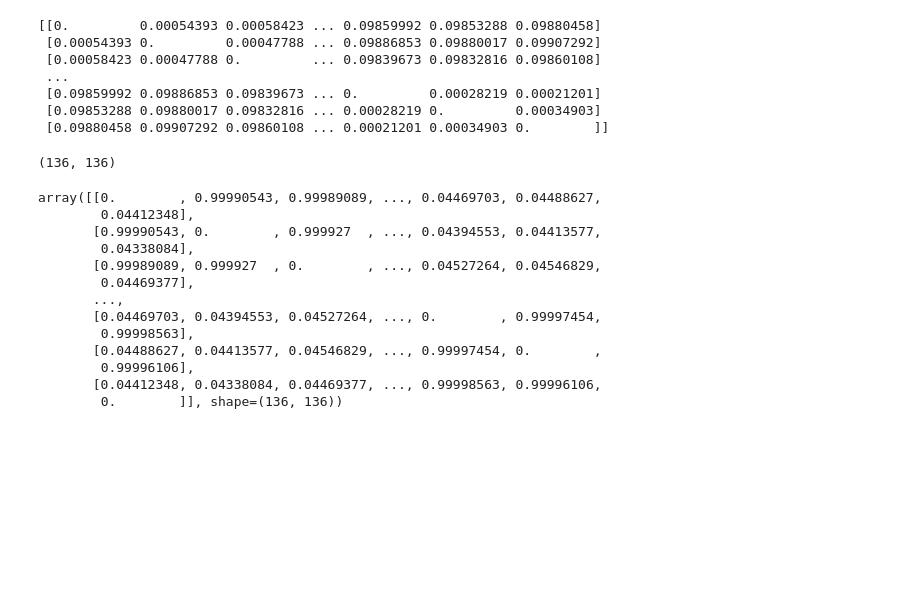
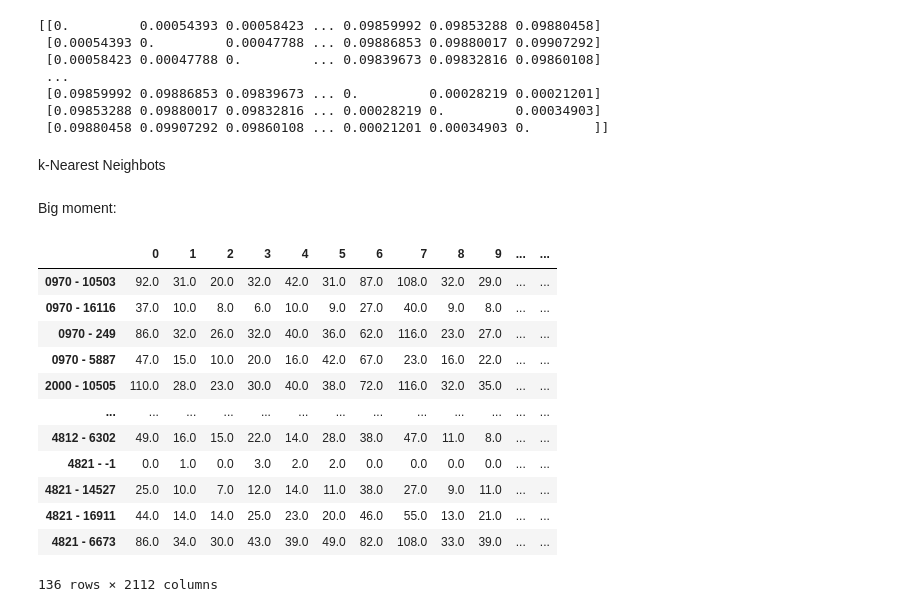
Before and after one commit to ducbadatcs/TrafficFlowPrediction, a Jupyter notebook: analyze_lstm.ipynb, the cells around one changed output. Saved outputs shown, nothing was run; the diff lists cells and outputs as text; code cells hidden in the pictures; blank space fills up the shorter version.

```diff
--- a/analyze_lstm.ipynb
+++ b/analyze_lstm.ipynb
@@ -347,0 +382,4 @@ plt.show()
+# %%
+df_locations["position"] = df_locations["position"].astype(str).apply(lambda x: x.replace("HIGH STREET", "HIGH_STREET"))
+
+df_locations
@@ -347,0 +424,4 @@ plt.show()
+# %%
+df_locations["to"], df_locations["direction"] = a = df_locations["position"].str.split(" ").apply(lambda x: x[:-1][0]).to_list(), df_locations["position"].str.split(" ").apply(lambda x: x[-1][0]).to_list()
+df_locations["to"] = df_locations["to"].astype(str).replace(" ", "_")
+df_locations
@@ -362,36 +456,5 @@ print(pairwise_distances(coordinates, metric="haversine"))
  [0.09859992 0.09886853 0.09839673 ... 0.         0.00028219 0.00021201]
  [0.09853288 0.09880017 0.09832816 ... 0.00028219 0.         0.00034903]
  [0.09880458 0.09907292 0.09860108 ... 0.00021201 0.00034903 0.        ]]
-# %%
-import numpy as np
-
-# pairwise_distances returns radians for 'haversine', multiply by Earth's radius to get km
-earth_radius = 6371.0
-dist_km = pairwise_distances(coordinates, metric='haversine') * earth_radius
-
-# sigma can be mean or median of nonzero distances
-sigma = np.mean(dist_km[dist_km > 0])
-
-# weight matrix: exponential decay
-W = np.exp(-dist_km**2 / (2 * sigma**2))
-
-# optional: zero out self-loop if you want
-np.fill_diagonal(W, 0)
-
-print(W.shape)  # (137, 137)
-W
-# %% [output]
-(136, 136)
-array([[0.        , 0.99990543, 0.99989089, ..., 0.04469703, 0.04488627,
-        0.04412348],
-       [0.99990543, 0.        , 0.999927  , ..., 0.04394553, 0.04413577,
-        0.04338084],
-       [0.99989089, 0.999927  , 0.        , ..., 0.04527264, 0.04546829,
-        0.04469377],
-       ...,
-       [0.04469703, 0.04394553, 0.04527264, ..., 0.        , 0.99997454,
-        0.99998563],
-       [0.04488627, 0.04413577, 0.04546829, ..., 0.99997454, 0.        ,
-        0.99996106],
-       [0.04412348, 0.04338084, 0.04469377, ..., 0.99998563, 0.99996106,
-        0.        ]], shape=(136, 136))
+# %% [markdown]
+k-Nearest Neighbots
@@ -397,0 +499,28 @@ array([[0.        , 0.99990543, 0.99989089, ..., 0.04469703, 0.04488627,
+# %% [markdown]
+Big moment:
+# %%
+df_series = df_processed[numbered_colnames]
+
+t = 10 ** 9
+
+# check
+for i in range(len(numbered_colnames)):
+    if df_series[i].hasnans:
+        df_series = df_series.drop(labels=[i], axis=1)
+
+df_series = df_series.astype(np.float32)
+df_series
+# %% [output]
+|  | 0 | 1 | 2 | 3 | 4 | 5 | 6 | 7 | 8 | 9 | ... | ... |
+| 0970 - 10503 | 92.0 | 31.0 | 20.0 | 32.0 | 42.0 | 31.0 | 87.0 | 108.0 | 32.0 | 29.0 | ... | ... |
+| 0970 - 16116 | 37.0 | 10.0 | 8.0 | 6.0 | 10.0 | 9.0 | 27.0 | 40.0 | 9.0 | 8.0 | ... | ... |
+| 0970 - 249 | 86.0 | 32.0 | 26.0 | 32.0 | 40.0 | 36.0 | 62.0 | 116.0 | 23.0 | 27.0 | ... | ... |
+| 0970 - 5887 | 47.0 | 15.0 | 10.0 | 20.0 | 16.0 | 42.0 | 67.0 | 23.0 | 16.0 | 22.0 | ... | ... |
+| 2000 - 10505 | 110.0 | 28.0 | 23.0 | 30.0 | 40.0 | 38.0 | 72.0 | 116.0 | 32.0 | 35.0 | ... | ... |
+| ... | ... | ... | ... | ... | ... | ... | ... | ... | ... | ... | ... | ... |
+| 4812 - 6302 | 49.0 | 16.0 | 15.0 | 22.0 | 14.0 | 28.0 | 38.0 | 47.0 | 11.0 | 8.0 | ... | ... |
+| 4821 - -1 | 0.0 | 1.0 | 0.0 | 3.0 | 2.0 | 2.0 | 0.0 | 0.0 | 0.0 | 0.0 | ... | ... |
+| 4821 - 14527 | 25.0 | 10.0 | 7.0 | 12.0 | 14.0 | 11.0 | 38.0 | 27.0 | 9.0 | 11.0 | ... | ... |
+| 4821 - 16911 | 44.0 | 14.0 | 14.0 | 25.0 | 23.0 | 20.0 | 46.0 | 55.0 | 13.0 | 21.0 | ... | ... |
+| 4821 - 6673 | 86.0 | 34.0 | 30.0 | 43.0 | 39.0 | 49.0 | 82.0 | 108.0 | 33.0 | 39.0 | ... | ... |
+136 rows × 2112 columns
```
Also changed, not shown: parts of 17 cells of this notebook, 5 other files.
